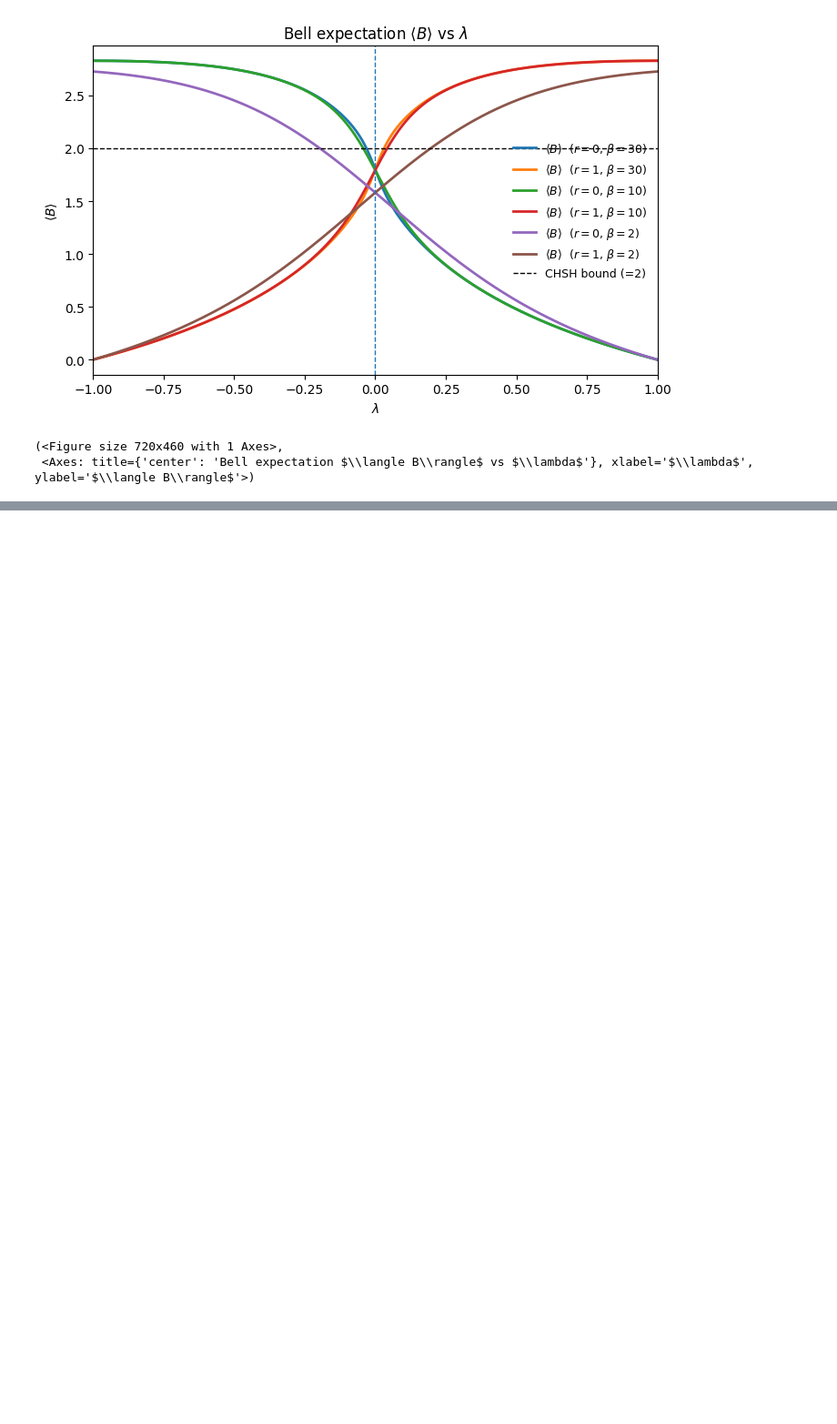
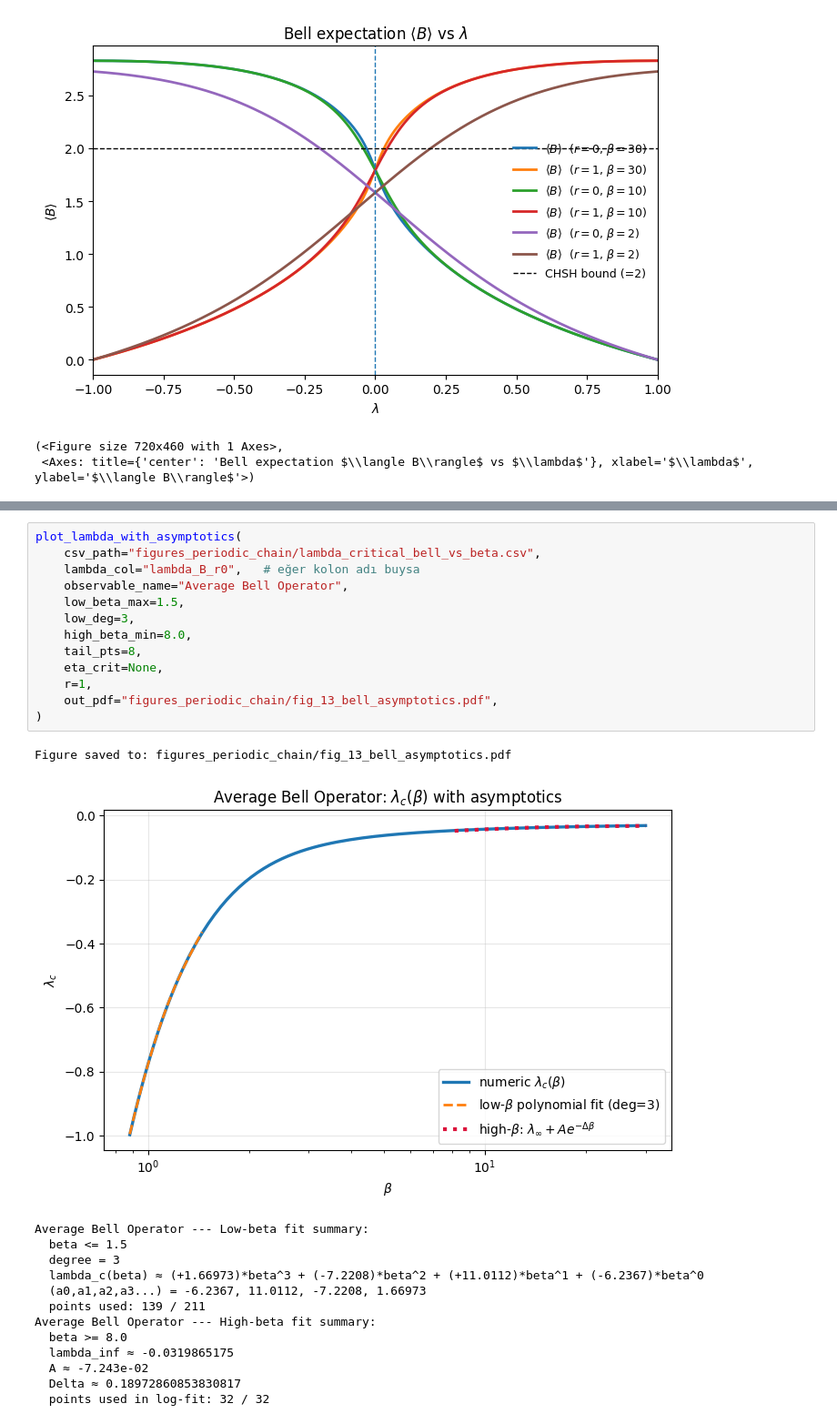
Before and after one commit to zeynepnursahinel/valorization-periodic-chain, a Jupyter notebook: notebooks/periodic_chain.ipynb, the cells around one changed output, grey strips where cells are left out. Shown at 91% size. Saved outputs shown, nothing was run; the diff lists cells and outputs as text; blank space fills up the shorter version.

```diff
--- a/periodic_chain.ipynb
+++ b/notebooks/periodic_chain.ipynb
@@ -920,0 +250,28 @@ beta_min (plotted) = 0.8834923248359671 beta_max (plotted) = 30.0
+# %%
+plot_lambda_with_asymptotics(
+    csv_path="figures_periodic_chain/lambda_critical_bell_vs_beta.csv",
+    lambda_col="lambda_B_r0",   # eğer kolon adı buysa
+    observable_name="Average Bell Operator",
+    low_beta_max=1.5,
+    low_deg=3,
+    high_beta_min=8.0,
+    tail_pts=8,
+    eta_crit=None,
+    r=1,
+    out_pdf="figures_periodic_chain/fig_13_bell_asymptotics.pdf",
+)
+# %% [output]
+Figure saved to: figures_periodic_chain/fig_13_bell_asymptotics.pdf
+[figure, added]
+Average Bell Operator --- Low-beta fit summary:
+  beta <= 1.5
+  degree = 3
+  lambda_c(beta) ≈ (+1.66973)*beta^3 + (-7.2208)*beta^2 + (+11.0112)*beta^1 + (-6.2367)*beta^0
+  (a0,a1,a2,a3...) = -6.2367, 11.0112, -7.2208, 1.66973
+  points used: 139 / 211
+Average Bell Operator --- High-beta fit summary:
+  beta >= 8.0
+  lambda_inf ≈ -0.0319865175
+  A ≈ -7.243e-02
+  Delta ≈ 0.18972860853830817
+  points used in log-fit: 32 / 32
```
Also changed, not shown: parts of 19 cells of this notebook, 37 other files.
